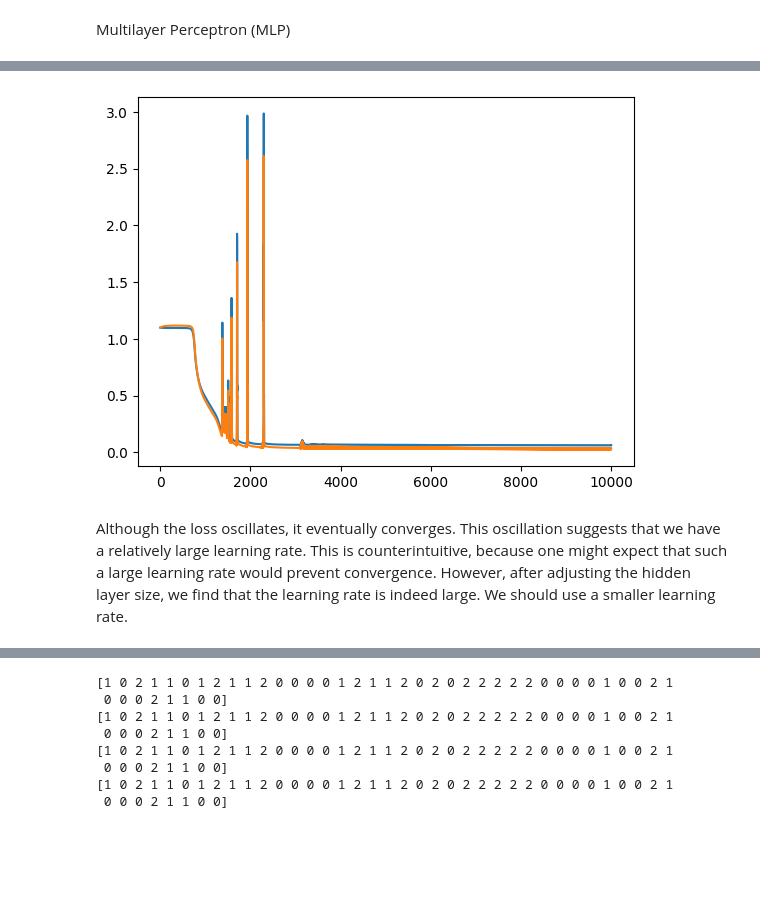
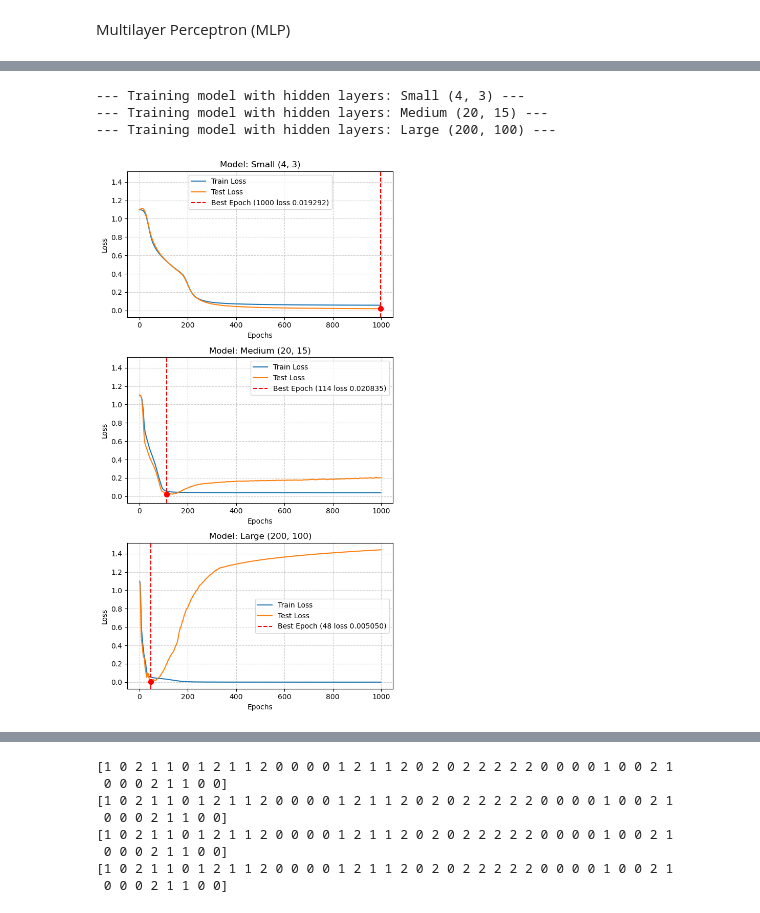
Before and after one commit to bstcdbsw/ECSE551_Group23_Assignment1, a Jupyter notebook: Cifci_Xu_Zhuang.ipynb, the cells around one changed output, grey strips where cells are left out. Drawn from its saved outputs; the diff is of its cells as text; code cells hidden in the pictures; blank space fills up the shorter version.

```diff
--- a/Cifci_Xu_Zhuang.ipynb
+++ b/Cifci_Xu_Zhuang.ipynb
@@ -1377,14 +1356,6 @@ def train_test_split(X,y,test_percent=0.3,random_state=None):
 # %%
-import math
-hidden_layers=np.array([20,10])
-mlp = MLP(4,3,hidden_layers,0.007,'adam')
-mlp.fit(X_train,y_train,1000,X_test,y_test)
-loss_history=mlp.get_history_loss()
-test_history=mlp.get_history_test_loss()
-plt.plot(loss_history)
-plt.plot(test_history)
+mean = np.mean(X_train,axis=0)
+std = np.std(X_train,axis=0)
 
-y_pred=mlp.predict(X_test)
-print(y_pred)
-print(y_test)
-plt.show()
+X_train_scaled = (X_train-mean)/std
+X_test_scaled = (X_test-mean)/std
@@ -1454,16 +1446,44 @@ Adding learning rate did not make a difference. We should increase complexity of
 # %%
-hidden_layers=np.array([20,10])
-mlp = MLP(4,3,hidden_layers,0.05,'gradient_descent')
-mlp.fit(X_train,y_train,10000,X_test,y_test)
-loss_history=mlp.get_history_loss()
-test_history=mlp.get_history_test_loss()
-plt.plot(loss_history)
-plt.plot(test_history)
-y_pred=mlp.predict(X_test)
+hidden_layer_configs = {
+    "Small (4, 3)": np.array([4, 3]),
+    "Medium (20, 15)": np.array([20, 15]),
+    "Large (200, 100)": np.array([200, 100])
+}
 
+learning_rate = 0.007
+epochs = 1000
+patience = 1000
+optimizer = 'adam'
+
+fig, axs = plt.subplots(3, 1, figsize=(6, 12), sharey=True)
+
+for i, (config_name, config_layers) in enumerate(hidden_layer_configs.items()):
+    print(f"--- Training model with hidden layers: {config_name} ---")
+
+    mlp = MLP(4, 3, config_layers, learning_rate, optimizer)
+    mlp.fit(X_train_scaled, y_train, epochs, X_test_scaled, y_test, patience=patience)
+
+    loss_history = mlp.get_history_loss()
+    test_history = mlp.get_history_test_loss()
+    ax = axs[i]
+    ax.plot(loss_history, label='Train Loss')
+    ax.plot(test_history, label='Test Loss')
+    ax.set_title(f'Model: {config_name}')
+    ax.set_xlabel('Epochs')
+    ax.set_ylabel('Loss')
+    ax.grid(True, linestyle='--', alpha=0.6)
+    if test_history:
+        min_test_loss = min(test_history)
+        min_loss_epoch = test_history.index(min_test_loss)
+        ax.axvline(x=min_loss_epoch, color='r', linestyle='--', label=f'Best Epoch ({min_loss_epoch+1} loss {min_test_loss:.6f})')
+        ax.scatter(min_loss_epoch, min_test_loss, color='red', s=50, zorder=5)
+
+    ax.legend()
+plt.tight_layout(rect=[0, 0.03, 1, 0.95])
 plt.show()
 # %% [output]
+--- Training model with hidden layers: Small (4, 3) ---
+--- Training model with hidden layers: Medium (20, 15) ---
+--- Training model with hidden layers: Large (200, 100) ---
-[figure, old version]
+[figure, new version]
-# %% [markdown]
-Although the loss oscillates, it eventually converges. This oscillation suggests that we have a relatively large learning rate. This is counterintuitive, because one might expect that such a large learning rate would prevent convergence. However, after adjusting the hidden layer size, we find that the learning rate is indeed large. We should use a smaller learning rate.
 # %%
```
Also changed, not shown: parts of 18 cells of this notebook.
